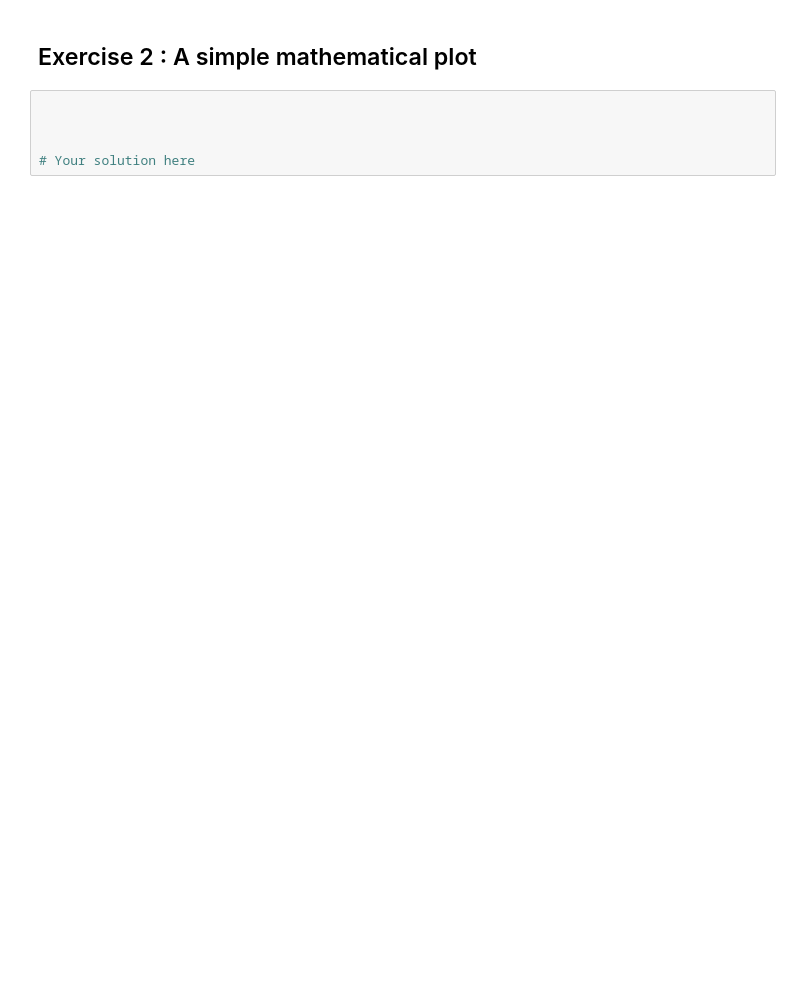
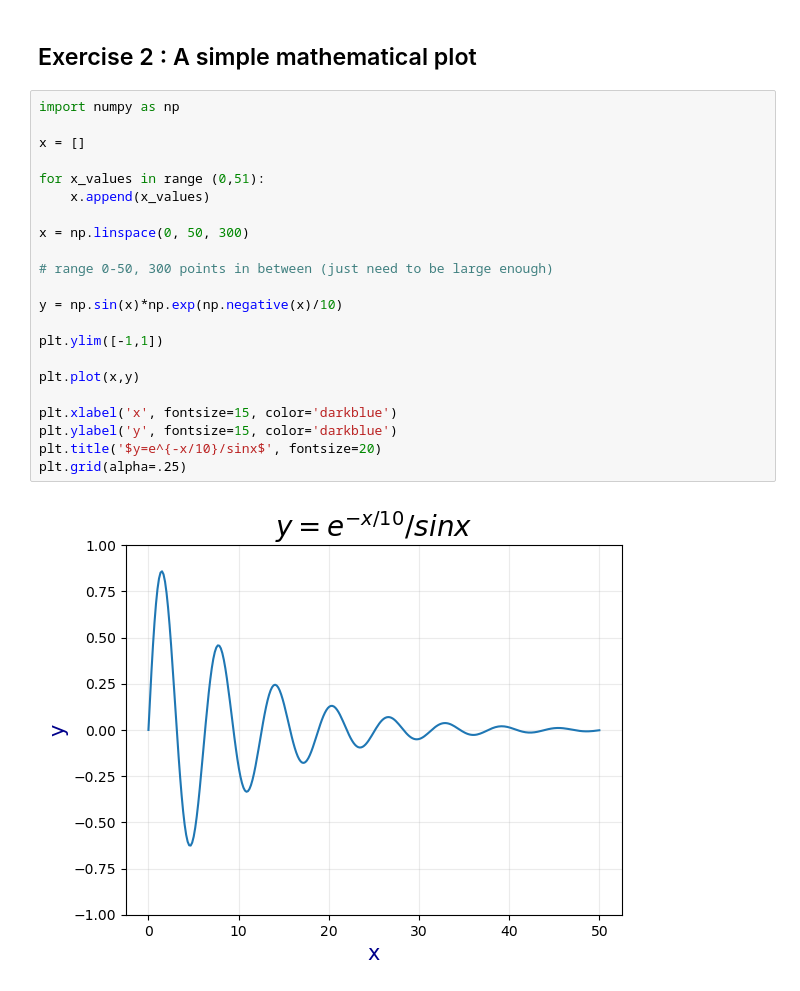
Before and after one commit to SPS-SP2273/learning-portfolio-alfraang, a Jupyter notebook: plotting/plotting_(need).ipynb, the cells around one changed output. Cells and saved outputs as stored; diff of their text form; blank space fills up the shorter version.

```diff
--- a/plotting/plotting_(need).ipynb
+++ b/plotting/plotting_(need).ipynb
@@ -276,7 +262,26 @@ ValueError: Unrecognized marker style 'point'
 # %% [markdown]
 ## Exercise 2 :  A simple mathematical plot
-# %%
-
-
-
-# Your solution here
+# %%
+import numpy as np
+
+x = []
+
+for x_values in range (0,51):
+    x.append(x_values)
+
+x = np.linspace(0, 50, 300)
+
+# range 0-50, 300 points in between (just need to be large enough)
+
+y = np.sin(x)*np.exp(np.negative(x)/10)
+
+plt.ylim([-1,1])
+
+plt.plot(x,y)
+
+plt.xlabel('x', fontsize=15, color='darkblue')
+plt.ylabel('y', fontsize=15, color='darkblue')
+plt.title('$y=e^{-x/10}/sinx$', fontsize=20)
+plt.grid(alpha=.25)
+# %% [output]
+[figure, added]
```
Also changed, not shown: parts of 5 cells of this notebook.
